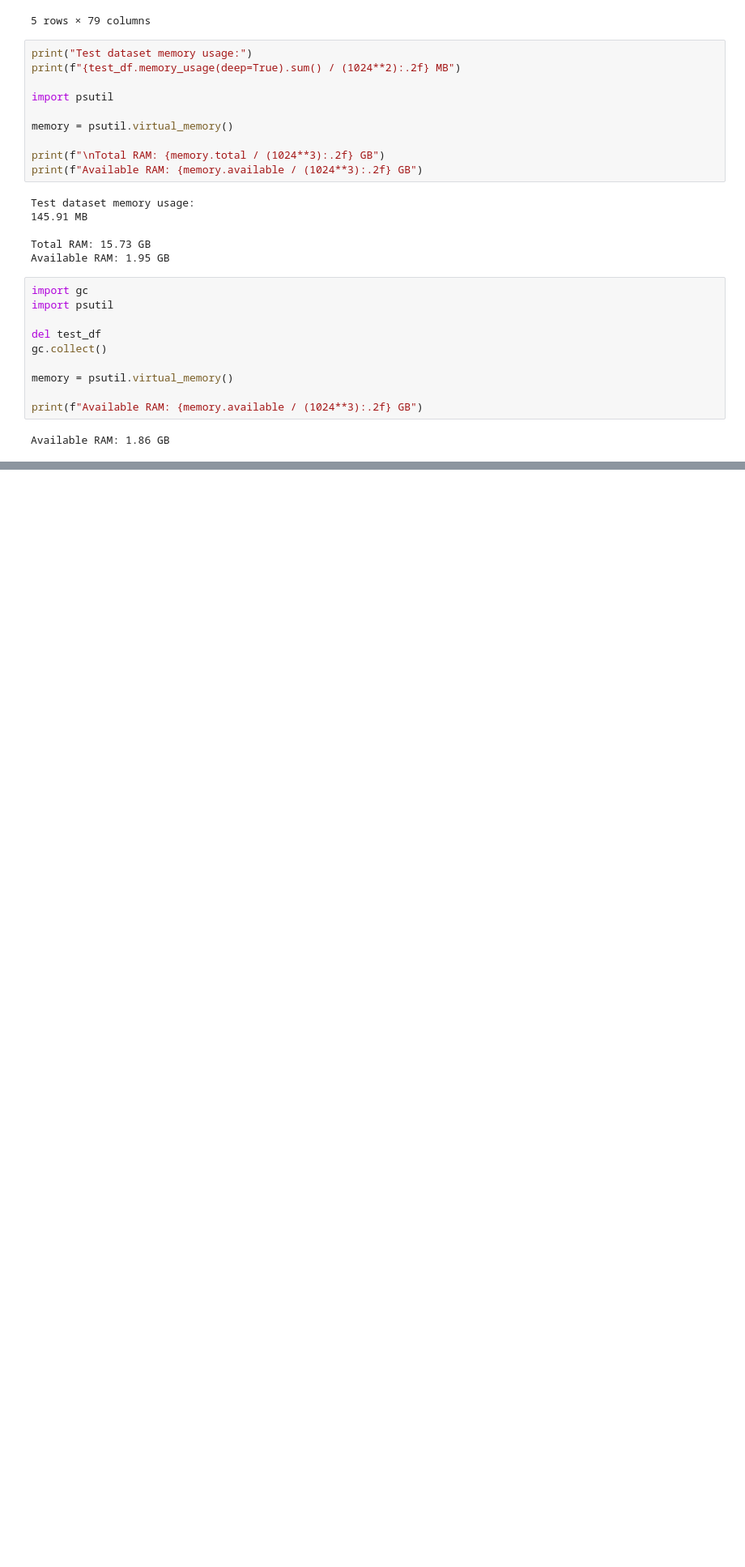
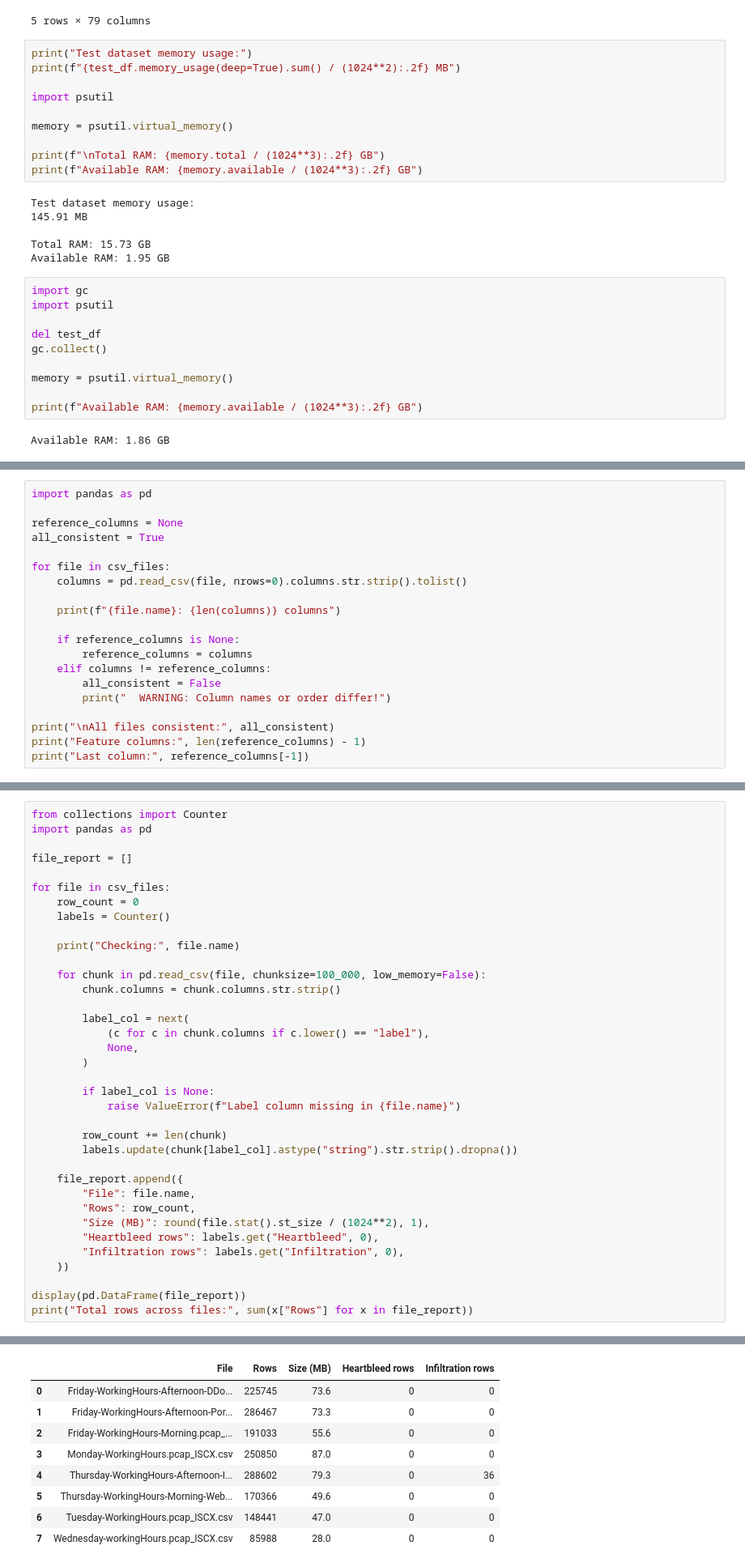
Before and after one commit to AtharvKharate88/Network_intrusion_detection_system, a Jupyter notebook: ml/nids_training.ipynb, the cells around one changed output, grey strips where cells are left out. Shown at 81% size. Drawn from its saved outputs; the diff is of its cells as text; blank space fills up the shorter version.

```diff
--- a/ml/nids_training.ipynb
+++ b/ml/nids_training.ipynb
@@ -351,0 +414,20 @@ Available RAM: 1.86 GB
+# %%
+import pandas as pd
+
+reference_columns = None
+all_consistent = True
+
+for file in csv_files:
+    columns = pd.read_csv(file, nrows=0).columns.str.strip().tolist()
+
+    print(f"{file.name}: {len(columns)} columns")
+
+    if reference_columns is None:
+        reference_columns = columns
+    elif columns != reference_columns:
+        all_consistent = False
+        print("  WARNING: Column names or order differ!")
+
+print("\nAll files consistent:", all_consistent)
+print("Feature columns:", len(reference_columns) - 1)
+print("Last column:", reference_columns[-1])
@@ -351,0 +630,37 @@ Available RAM: 1.86 GB
+# %%
+from collections import Counter
+import pandas as pd
+
+file_report = []
+
+for file in csv_files:
+    row_count = 0
+    labels = Counter()
+
+    print("Checking:", file.name)
+
+    for chunk in pd.read_csv(file, chunksize=100_000, low_memory=False):
+        chunk.columns = chunk.columns.str.strip()
+
+        label_col = next(
+            (c for c in chunk.columns if c.lower() == "label"),
+            None,
+        )
+
+        if label_col is None:
+            raise ValueError(f"Label column missing in {file.name}")
+
+        row_count += len(chunk)
+        labels.update(chunk[label_col].astype("string").str.strip().dropna())
+
+    file_report.append({
+        "File": file.name,
+        "Rows": row_count,
+        "Size (MB)": round(file.stat().st_size / (1024**2), 1),
+        "Heartbleed rows": labels.get("Heartbleed", 0),
+        "Infiltration rows": labels.get("Infiltration", 0),
+    })
+
+display(pd.DataFrame(file_report))
+print("Total rows across files:", sum(x["Rows"] for x in file_report))
+# %% [output]
@@ -351,0 +675,9 @@ Available RAM: 1.86 GB
+|  | File | Rows | Size (MB) | Heartbleed rows | Infiltration rows |
+| 0 | Friday-WorkingHours-Afternoon-DDo... | 225745 | 73.6 | 0 | 0 |
+| 1 | Friday-WorkingHours-Afternoon-Por... | 286467 | 73.3 | 0 | 0 |
+| 2 | Friday-WorkingHours-Morning.pcap_... | 191033 | 55.6 | 0 | 0 |
+| 3 | Monday-WorkingHours.pcap_ISCX.csv | 250850 | 87.0 | 0 | 0 |
+| 4 | Thursday-WorkingHours-Afternoon-I... | 288602 | 79.3 | 0 | 36 |
+| 5 | Thursday-WorkingHours-Morning-Web... | 170366 | 49.6 | 0 | 0 |
+| 6 | Tuesday-WorkingHours.pcap_ISCX.csv | 148441 | 47.0 | 0 | 0 |
+| 7 | Wednesday-workingHours.pcap_ISCX.csv | 85988 | 28.0 | 0 | 0 |
```
Also changed, not shown: parts of 36 cells of this notebook, 15 other files.
